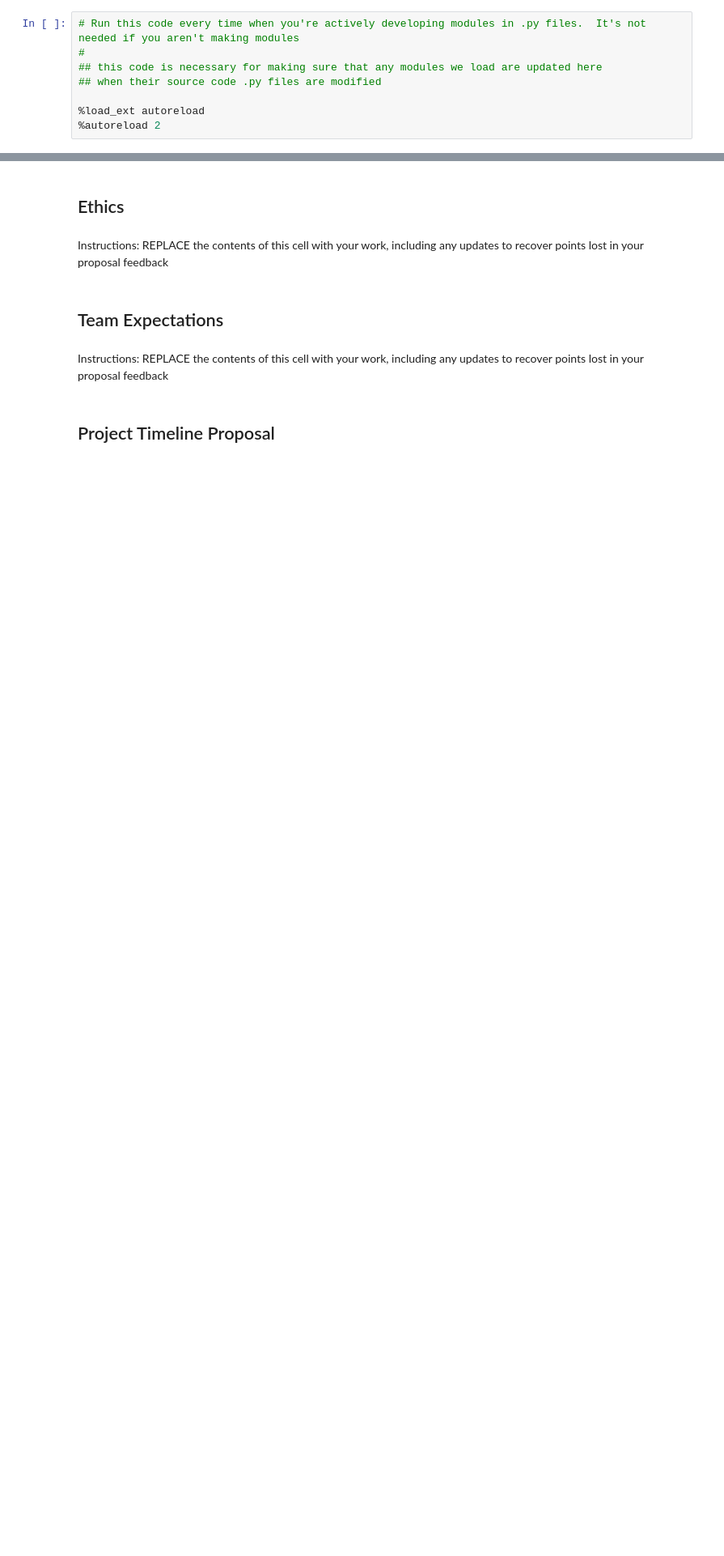
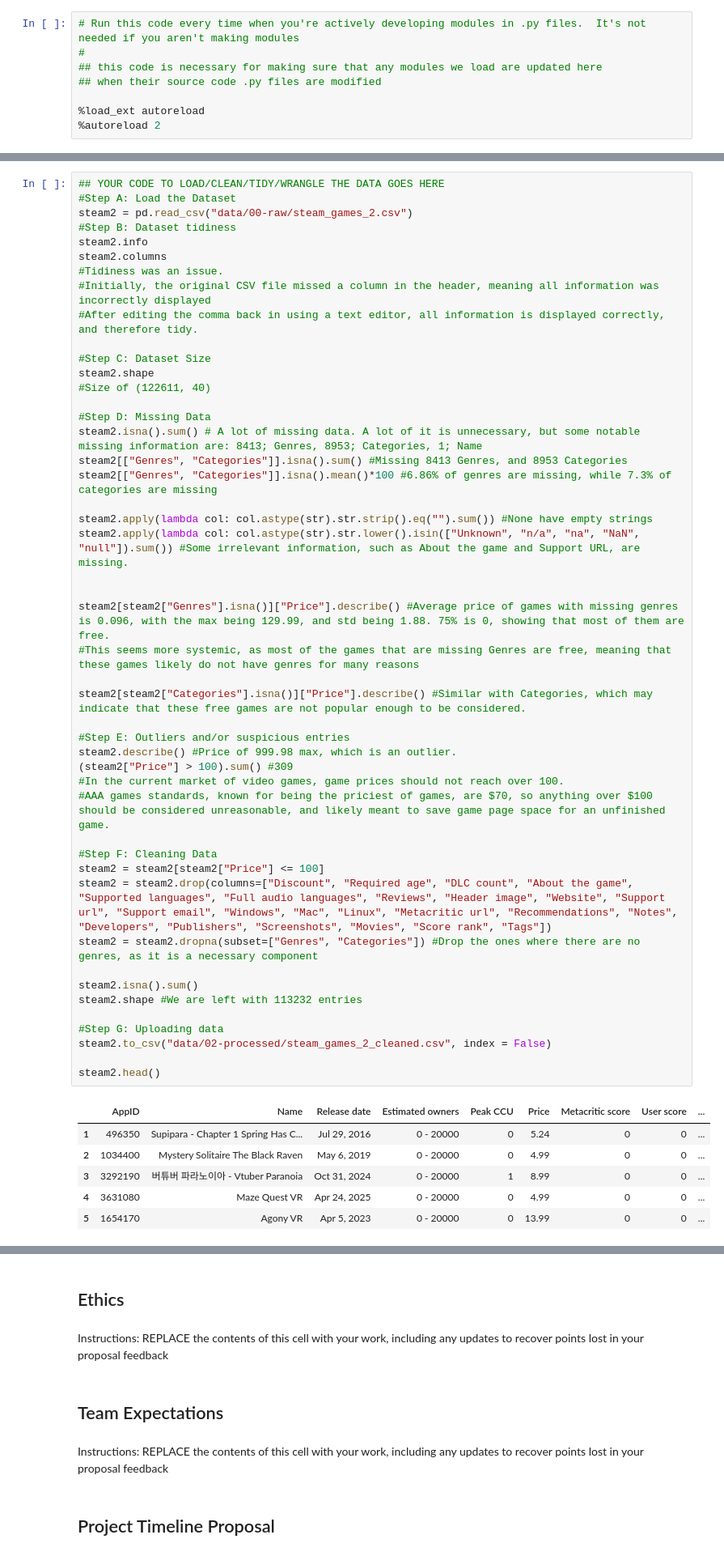
Before and after one commit to COGS108/Group100_WI26, a Jupyter notebook: 01-DataCheckpoint.ipynb, the cells around one changed output, grey strips where cells are left out. Shown at 81% size. Drawn from its saved outputs; the diff is of its cells as text; blank space fills up the shorter version.

```diff
--- a/01-DataCheckpoint.ipynb
+++ b/01-DataCheckpoint.ipynb
@@ -228,0 +241,54 @@ steam2 = steam2[steam2["genres"].
+# %%
+## YOUR CODE TO LOAD/CLEAN/TIDY/WRANGLE THE DATA GOES HERE
+#Step A: Load the Dataset
+steam2 = pd.read_csv("data/00-raw/steam_games_2.csv")
+#Step B: Dataset tidiness
+steam2.info
+steam2.columns
+#Tidiness was an issue.
+#Initially, the original CSV file missed a column in the header, meaning all information was incorrectly displayed
+#After editing the comma back in using a text editor, all information is displayed correctly, and therefore tidy.
+
+#Step C: Dataset Size
+steam2.shape
+#Size of (122611, 40)
+
+#Step D: Missing Data
+steam2.isna().sum() # A lot of missing data. A lot of it is unnecessary, but some notable missing information are: 8413; Genres, 8953; Categories, 1; Name
+steam2[["Genres", "Categories"]].isna().sum() #Missing 8413 Genres, and 8953 Categories
+steam2[["Genres", "Categories"]].isna().mean()*100 #6.86% of genres are missing, while 7.3% of categories are missing
+
+steam2.apply(lambda col: col.astype(str).str.strip().eq("").sum()) #None have empty strings
+steam2.apply(lambda col: col.astype(str).str.lower().isin(["Unknown", "n/a", "na", "NaN", "null"]).sum()) #Some irrelevant information, such as About the game and Support URL, are missing.
+
+
+steam2[steam2["Genres"].isna()]["Price"].describe() #Average price of games with missing genres is 0.096, with the max being 129.99, and std being 1.88. 75% is 0, showing that most of them are free.
+#This seems more systemic, as most of the games that are missing Genres are free, meaning that these games likely do not have genres for many reasons
+
+steam2[steam2["Categories"].isna()]["Price"].describe() #Similar with Categories, which may indicate that these free games are not popular enough to be considered.
+
+#Step E: Outliers and/or suspicious entries
+steam2.describe() #Price of 999.98 max, which is an outlier.
+(steam2["Price"] > 100).sum() #309
+#In the current market of video games, game prices should not reach over 100.
+#AAA games standards, known for being the priciest of games, are $70, so anything over $100 should be considered unreasonable, and likely meant to save game page space for an unfinished game.
+
+#Step F: Cleaning Data
+steam2 = steam2[steam2["Price"] <= 100]
+steam2 = steam2.drop(columns=["Discount", "Required age", "DLC count", "About the game", "Supported languages", "Full audio languages", "Reviews", "Header image", "Website", "Support url", "Support email", "Windows", "Mac", "Linux", "Metacritic url", "Recommendations", "Notes", "Developers", "Publishers", "Screenshots", "Movies", "Score rank", "Tags"])
+steam2 = steam2.dropna(subset=["Genres", "Categories"]) #Drop the ones where there are no genres, as it is a necessary component
+
+steam2.isna().sum()
+steam2.shape #We are left with 113232 entries
+
+#Step G: Uploading data
+steam2.to_csv("data/02-processed/steam_games_2_cleaned.csv", index = False)
+
+steam2.head()
+# %% [output]
+|  | AppID | Name | Release date | Estimated owners | Peak CCU | Price | Metacritic score | User score | ... |
+| 1 | 496350 | Supipara - Chapter 1 Spring Has C... | Jul 29, 2016 | 0 - 20000 | 0 | 5.24 | 0 | 0 | ... |
+| 2 | 1034400 | Mystery Solitaire The Black Raven | May 6, 2019 | 0 - 20000 | 0 | 4.99 | 0 | 0 | ... |
+| 3 | 3292190 | 버튜버 파라노이아 - Vtuber Paranoia | Oct 31, 2024 | 0 - 20000 | 1 | 8.99 | 0 | 0 | ... |
+| 4 | 3631080 | Maze Quest VR | Apr 24, 2025 | 0 - 20000 | 0 | 4.99 | 0 | 0 | ... |
+| 5 | 1654170 | Agony VR | Apr 5, 2023 | 0 - 20000 | 0 | 13.99 | 0 | 0 | ... |
```
Also changed, not shown: parts of 8 cells of this notebook.
